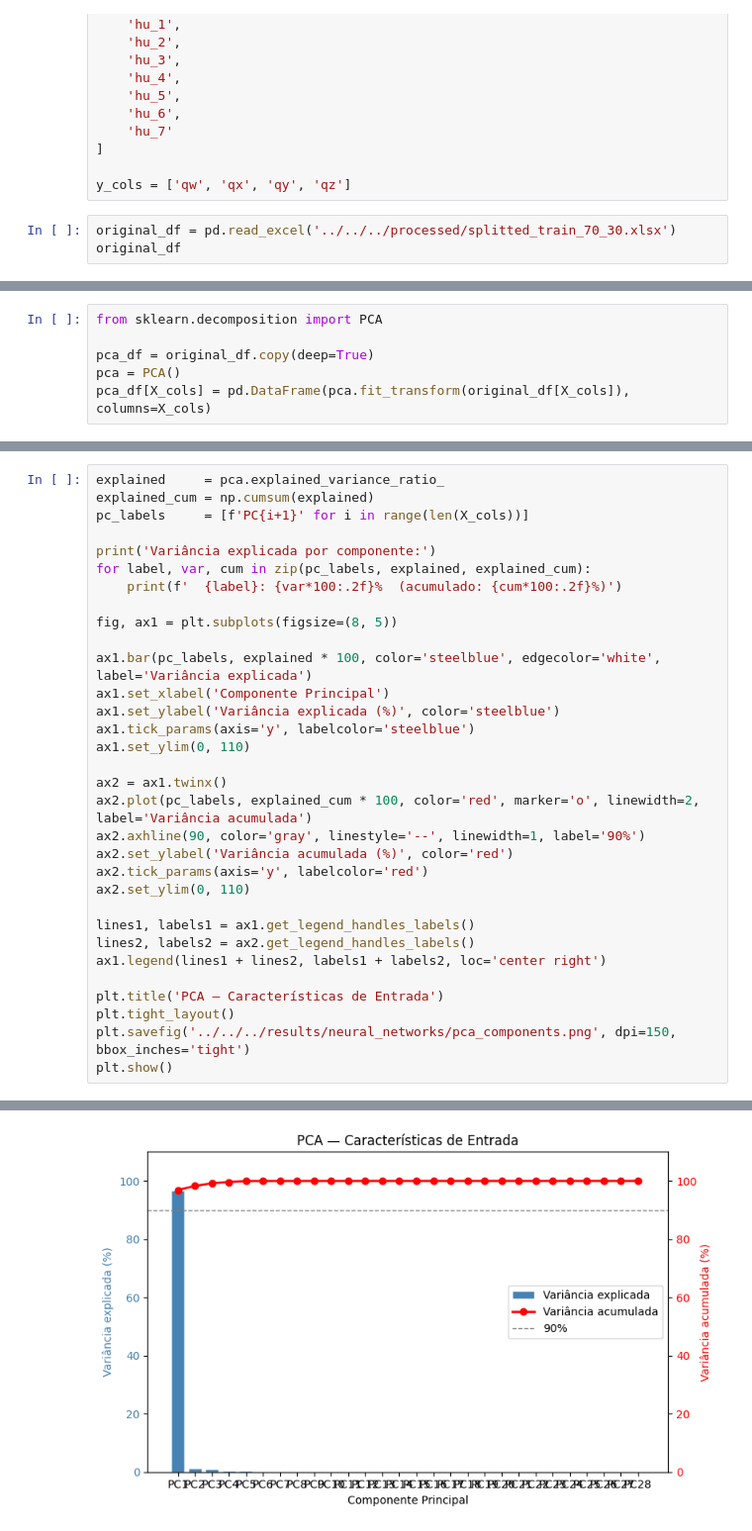
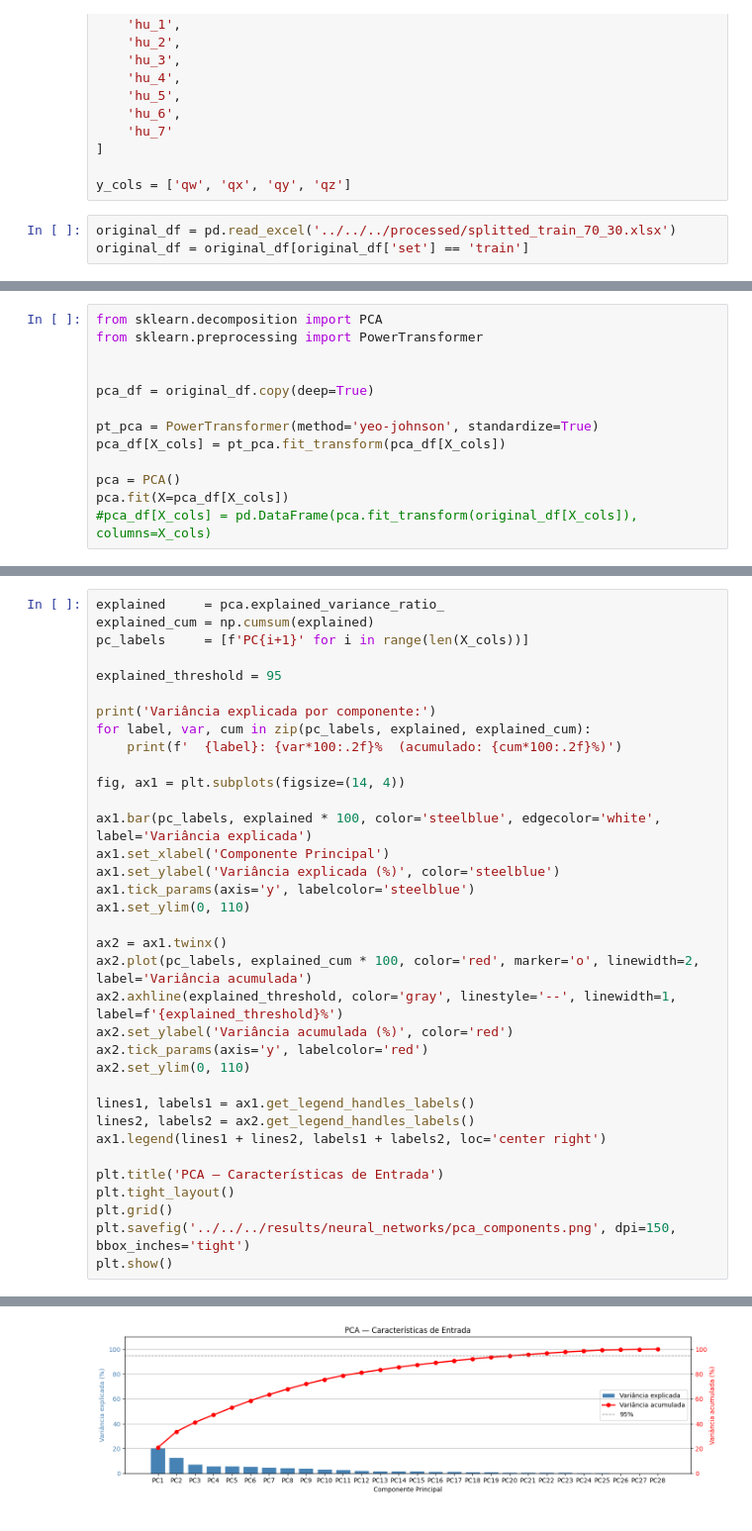
Before and after one commit to Caetani/object-orientation-estimation-through-extracted-features, a Jupyter notebook: src/models/neural_network/data_analysis.ipynb, the cells around one changed output, grey strips where cells are left out. Shown at 99% size. Drawn from its saved outputs; the diff is of its cells as text.

```diff
--- a/src/models/neural_network/data_analysis.ipynb
+++ b/src/models/neural_network/data_analysis.ipynb
@@ -40,4 +40,4 @@ X_cols = [
 y_cols = ['qw', 'qx', 'qy', 'qz']
 # %%
 original_df = pd.read_excel('../../../processed/splitted_train_70_30.xlsx')
-original_df
+original_df = original_df[original_df['set'] == 'train']
@@ -66,6 +54,13 @@ plt.show()
 # %%
 from sklearn.decomposition import PCA
+from sklearn.preprocessing import PowerTransformer
+
 
 pca_df = original_df.copy(deep=True)
+
+pt_pca = PowerTransformer(method='yeo-johnson', standardize=True)
+pca_df[X_cols] = pt_pca.fit_transform(pca_df[X_cols])
+
 pca = PCA()
-pca_df[X_cols] = pd.DataFrame(pca.fit_transform(original_df[X_cols]), columns=X_cols)
+pca.fit(X=pca_df[X_cols])
+#pca_df[X_cols] = pd.DataFrame(pca.fit_transform(original_df[X_cols]), columns=X_cols)
@@ -74,11 +71,13 @@ explained     = pca.explained_variance_ratio_
 explained_cum = np.cumsum(explained)
 pc_labels     = [f'PC{i+1}' for i in range(len(X_cols))]
 
+explained_threshold = 95
+
 print('Variância explicada por componente:')
 for label, var, cum in zip(pc_labels, explained, explained_cum):
     print(f'  {label}: {var*100:.2f}%  (acumulado: {cum*100:.2f}%)')
 
-fig, ax1 = plt.subplots(figsize=(8, 5))
+fig, ax1 = plt.subplots(figsize=(14, 4))
 
 ax1.bar(pc_labels, explained * 100, color='steelblue', edgecolor='white', label='Variância explicada')
 ax1.set_xlabel('Componente Principal')
@@ -88,7 +87,7 @@ ax1.set_ylim(0, 110)
 
 ax2 = ax1.twinx()
 ax2.plot(pc_labels, explained_cum * 100, color='red', marker='o', linewidth=2, label='Variância acumulada')
-ax2.axhline(90, color='gray', linestyle='--', linewidth=1, label='90%')
+ax2.axhline(explained_threshold, color='gray', linestyle='--', linewidth=1, label=f'{explained_threshold}%')
 ax2.set_ylabel('Variância acumulada (%)', color='red')
 ax2.tick_params(axis='y', labelcolor='red')
 ax2.set_ylim(0, 110)
@@ -99,6 +98,7 @@ ax1.legend(lines1 + lines2, labels1 + labels2, loc='center right')
 
 plt.title('PCA — Características de Entrada')
 plt.tight_layout()
+plt.grid()
 plt.savefig('../../../results/neural_networks/pca_components.png', dpi=150, bbox_inches='tight')
 plt.show()
 # %% [output]
@@ -122 +122 @@ Variância explicada por componente:
-[figure, old version]
+[figure, new version]
```
Also changed, not shown: parts of 5 cells of this notebook, 44 other files.
